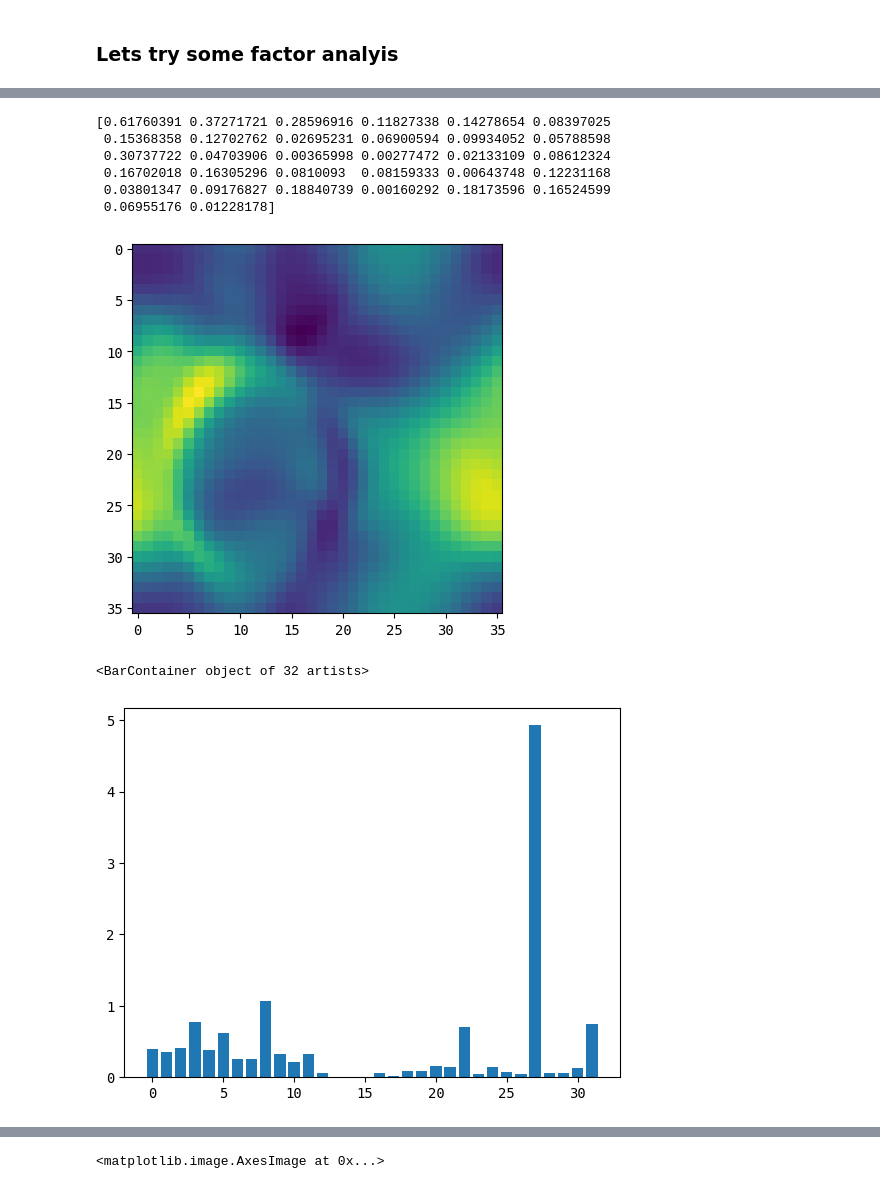
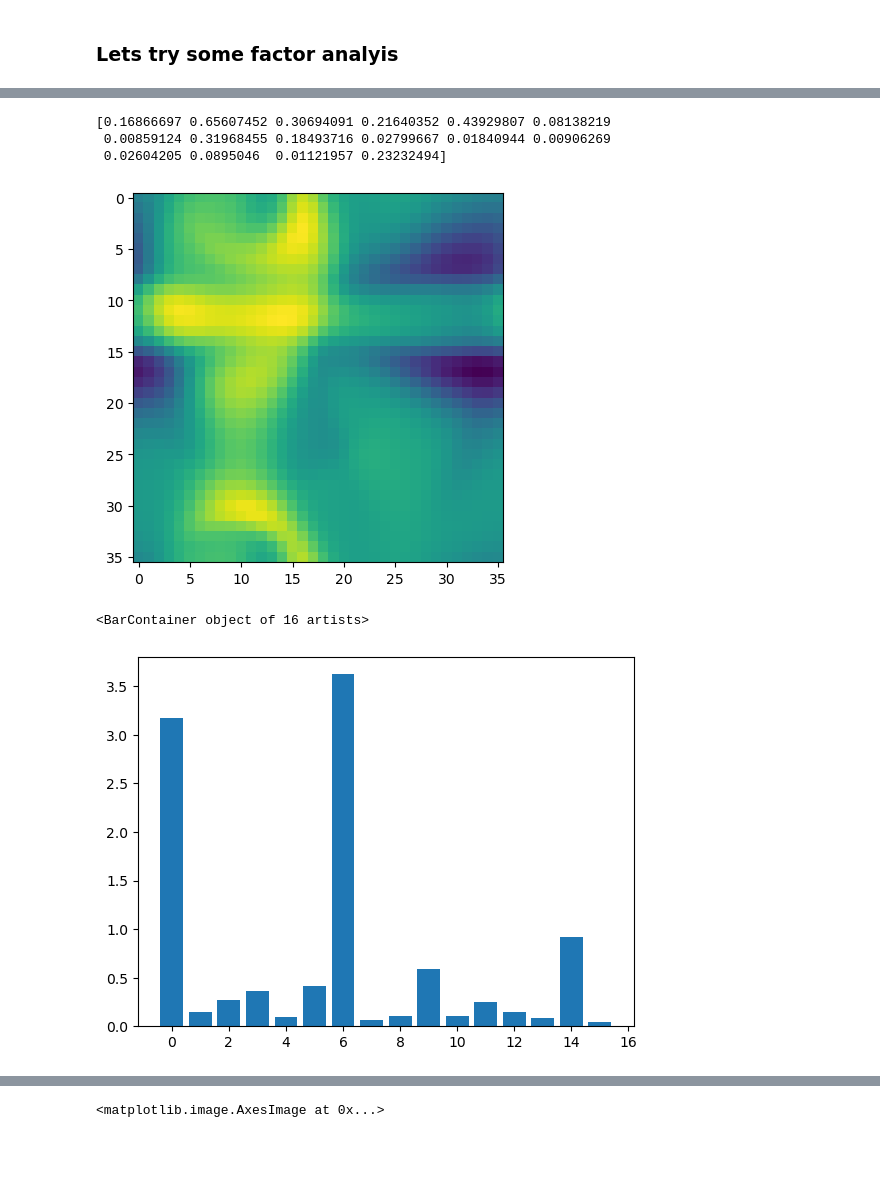
Before and after one commit to spencer-loggia/mturk2, a Jupyter notebook: mturk2_code/sim/rnn_explore.ipynb, the cells around one changed output, grey strips where cells are left out. Cells and saved outputs as stored; diff of their text form; code cells hidden in the pictures; blank space fills up the shorter version.

```diff
--- a/mturk2_code/sim/rnn_explore.ipynb
+++ b/mturk2_code/sim/rnn_explore.ipynb
@@ -45,12 +44,19 @@ plt.imshow(init_logits)
 # %%
 test = rnn.clone()
+# run as many trials as we want through model
+data = []
+for s in subjects:
+    subject_trials = "../saved_data/all_" + s + ".csv"
+    d = pd.read_csv(subject_trials, sep="\t").head(1000)
+    data.append(d)
+test.fit(data, epochs=1)
 start_from = TRAIN_TRIALS
 if MODE == "nt":
     logits = test.predict(options, torch.tensor([start_from]))
 else:
-    logits = test.predict(options, torch.tensor([1.]), use_stored_hidden=True)
+    logits = test.predict(options, None, use_stored_hidden=True)
 logits = logits.cpu().detach().numpy()
-final_logits = logits.reshape((36, 36))
-plt.imshow(final_logits - init_logits)
+final_logits = logits.reshape((len(subjects), 36, 36))[:1].mean(axis=0)
+plt.imshow(final_logits)
 # %% [output]
 <matplotlib.image.AxesImage at 0x...>
@@ -137,12 +168,13 @@ KeyboardInterrupt:
 # %%
 # let's see how the classes cluster
-embed = test.last_hidden[:, :, :32].detach().cpu().numpy().squeeze() # 36**2, ndim
+embed = test.last_hidden[:, :len(subjects), :, :32].detach().cpu().numpy() # 36**2, ndim
+embed = embed.reshape((len(subjects), 36*36, 16)).mean(axis=0)
 cov = np.cov(embed.T)
 eig_val, eig_vec = np.linalg.eig(cov)
 proj = eig_vec[:, :2]
 # %%
 # cluster the data
-to_try = [2, 3, 4, 5, 6, 7, 8, 10, 12, 16, 20]
+to_try = [2, 4, 8, 16, 32]
 models = [[] for _ in to_try]
 scores = [0 for _ in to_try]
 iters = 30
@@ -219,23 +250,20 @@ def readout(factor):
 # determine readout,
 # first factor impact on each predictor
 dots = []
-for factor in range(32):
+for factor in range(16):
     embed, concordance = readout(factor)
     plt.imshow(embed)
     dots.append(concordance)
 dots = np.abs(np.concatenate(dots))
 print(dots)
 # %% [output]
-[0.61760391 0.37271721 0.28596916 0.11827338 0.14278654 0.08397025
- 0.15368358 0.12702762 0.02695231 0.06900594 0.09934052 0.05788598
- 0.30737722 0.04703906 0.00365998 0.00277472 0.02133109 0.08612324
- 0.16702018 0.16305296 0.0810093  0.08159333 0.00643748 0.12231168
- 0.03801347 0.09176827 0.18840739 0.00160292 0.18173596 0.16524599
- 0.06955176 0.01228178]
+[0.16866697 0.65607452 0.30694091 0.21640352 0.43929807 0.08138219
+ 0.00859124 0.31968455 0.18493716 0.02799667 0.01840944 0.00906269
+ 0.02604205 0.0895046  0.01121957 0.23232494]
-[figure, old version]
+[figure, new version]
 # %%
-plt.bar(x=np.arange(32), height=percent_var / dots)
+plt.bar(x=np.arange(16), height=percent_var / dots)
 # %% [output]
-<BarContainer object of 32 artists>
+<BarContainer object of 16 artists>
-[figure, old version]
+[figure, new version]
 # %%
```
Also changed, not shown: parts of 16 cells of this notebook, 12 other files.
